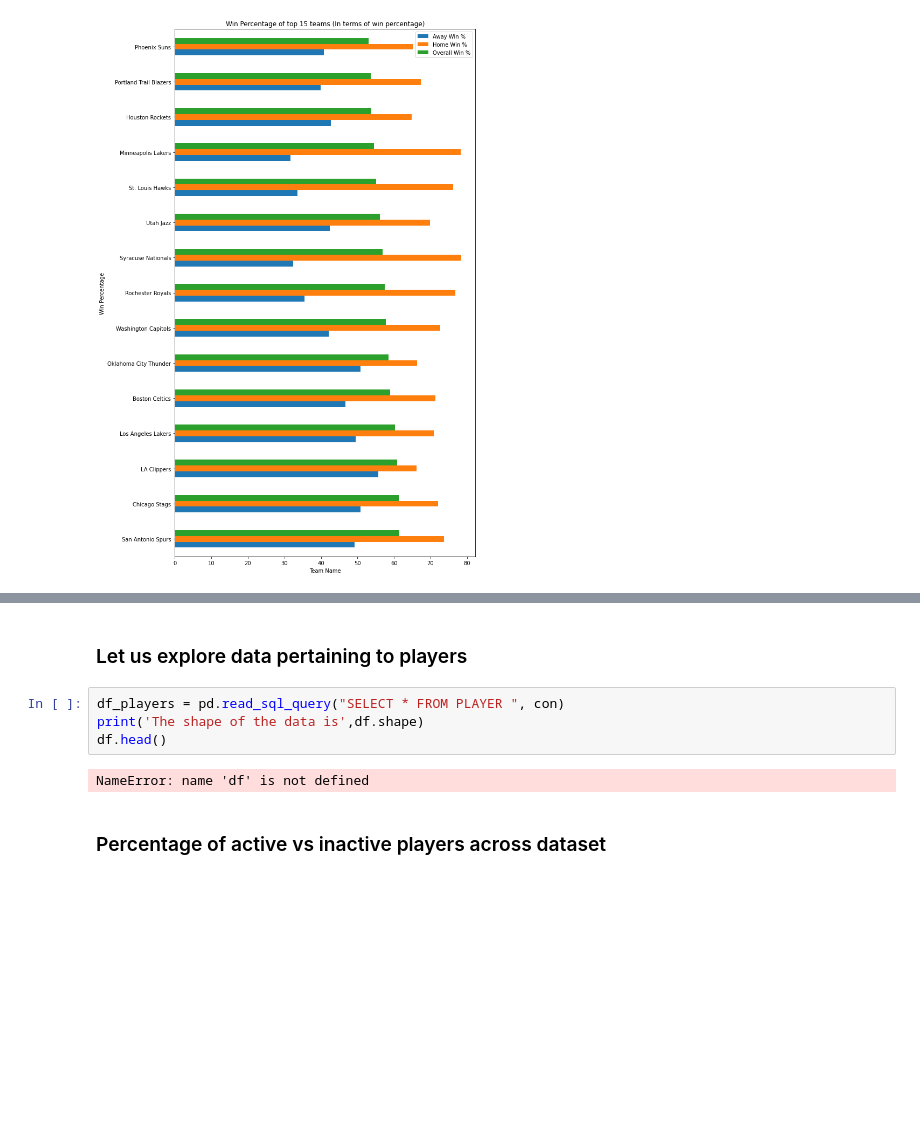
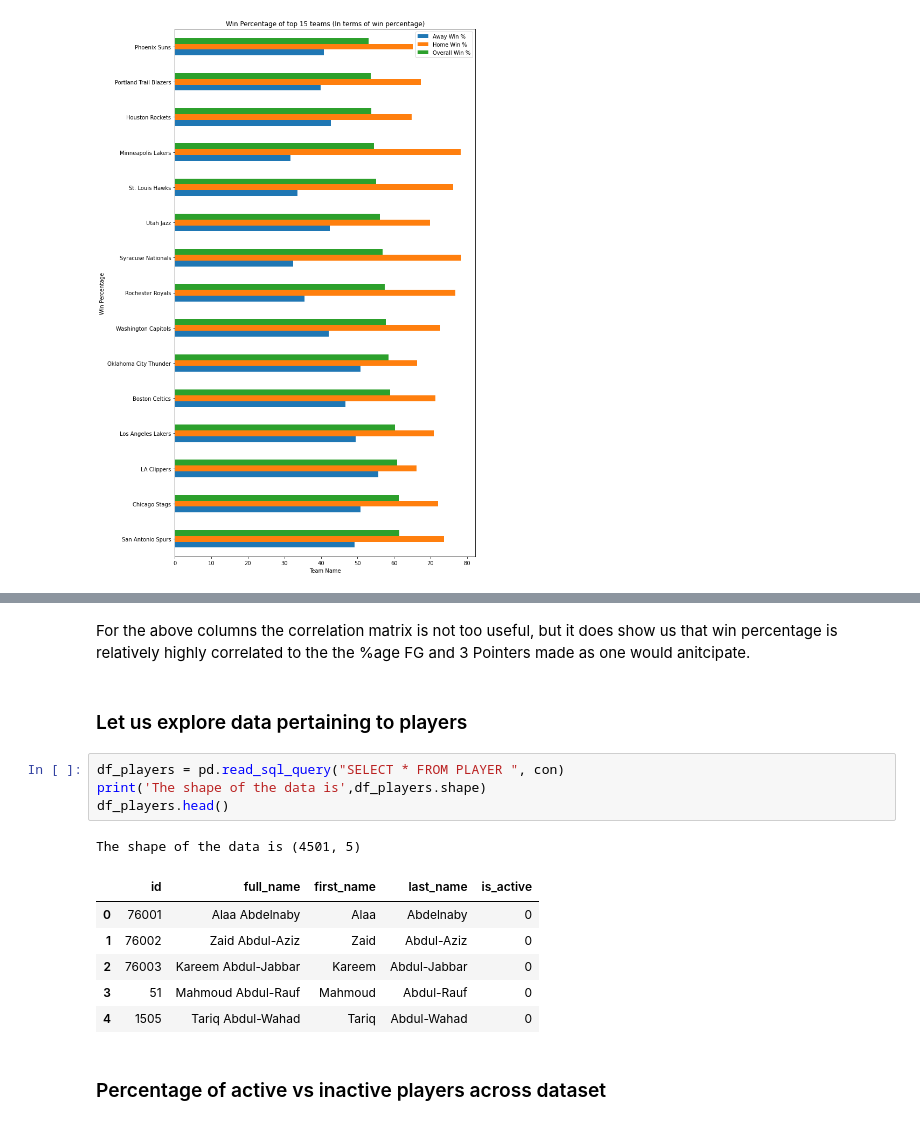
Before and after one commit to aditcam/NBA_Exploration, a Jupyter notebook: NBA_EDA.ipynb, the cells around one changed output, grey strips where cells are left out. Saved outputs shown, nothing was run; the diff lists cells and outputs as text; blank space fills up the shorter version.

```diff
--- a/NBA_EDA.ipynb
+++ b/NBA_EDA.ipynb
@@ -272,11 +271,19 @@ For the above columns the correlation matrix is not too useful, but it does show
+# %% [markdown]
+For the above columns the correlation matrix is not too useful, but it does show us that win percentage is relatively highly correlated to the the %age FG and 3 Pointers made as one would anitcipate.
 # %% [markdown]
 ### Let us explore data pertaining to players
 # %%
 df_players = pd.read_sql_query("SELECT * FROM PLAYER ", con)
-print('The shape of the data is',df.shape)
-df.head()
+print('The shape of the data is',df_players.shape)
+df_players.head()
 # %% [output]
-NameError: name 'df' is not defined
+The shape of the data is (4501, 5)
+|  | id | full_name | first_name | last_name | is_active |
+| 0 | 76001 | Alaa Abdelnaby | Alaa | Abdelnaby | 0 |
+| 1 | 76002 | Zaid Abdul-Aziz | Zaid | Abdul-Aziz | 0 |
+| 2 | 76003 | Kareem Abdul-Jabbar | Kareem | Abdul-Jabbar | 0 |
+| 3 | 51 | Mahmoud Abdul-Rauf | Mahmoud | Abdul-Rauf | 0 |
+| 4 | 1505 | Tariq Abdul-Wahad | Tariq | Abdul-Wahad | 0 |
 # %% [markdown]
 ### Percentage of active vs inactive players across dataset
 # %%
```
Also changed, not shown: parts of 19 cells of this notebook.
